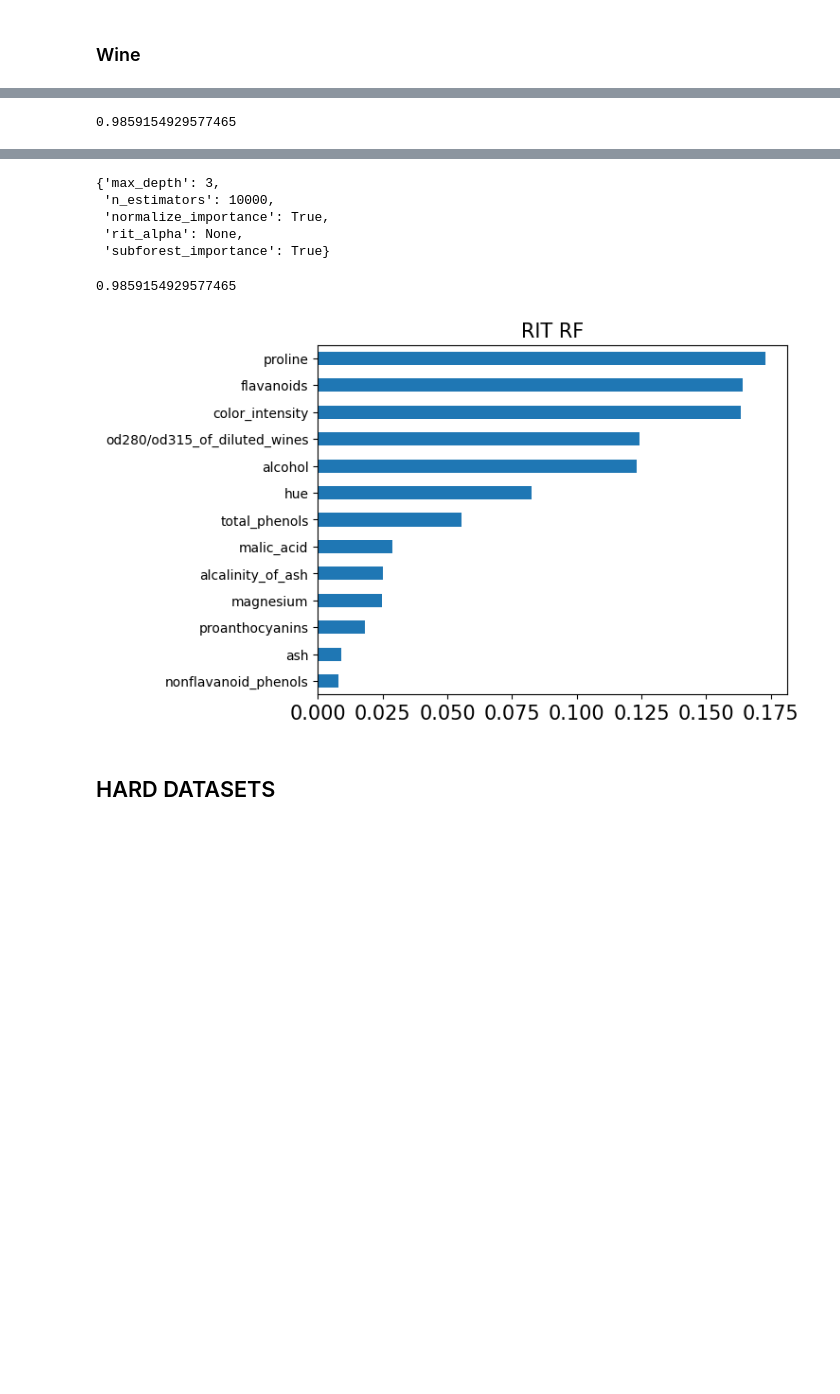
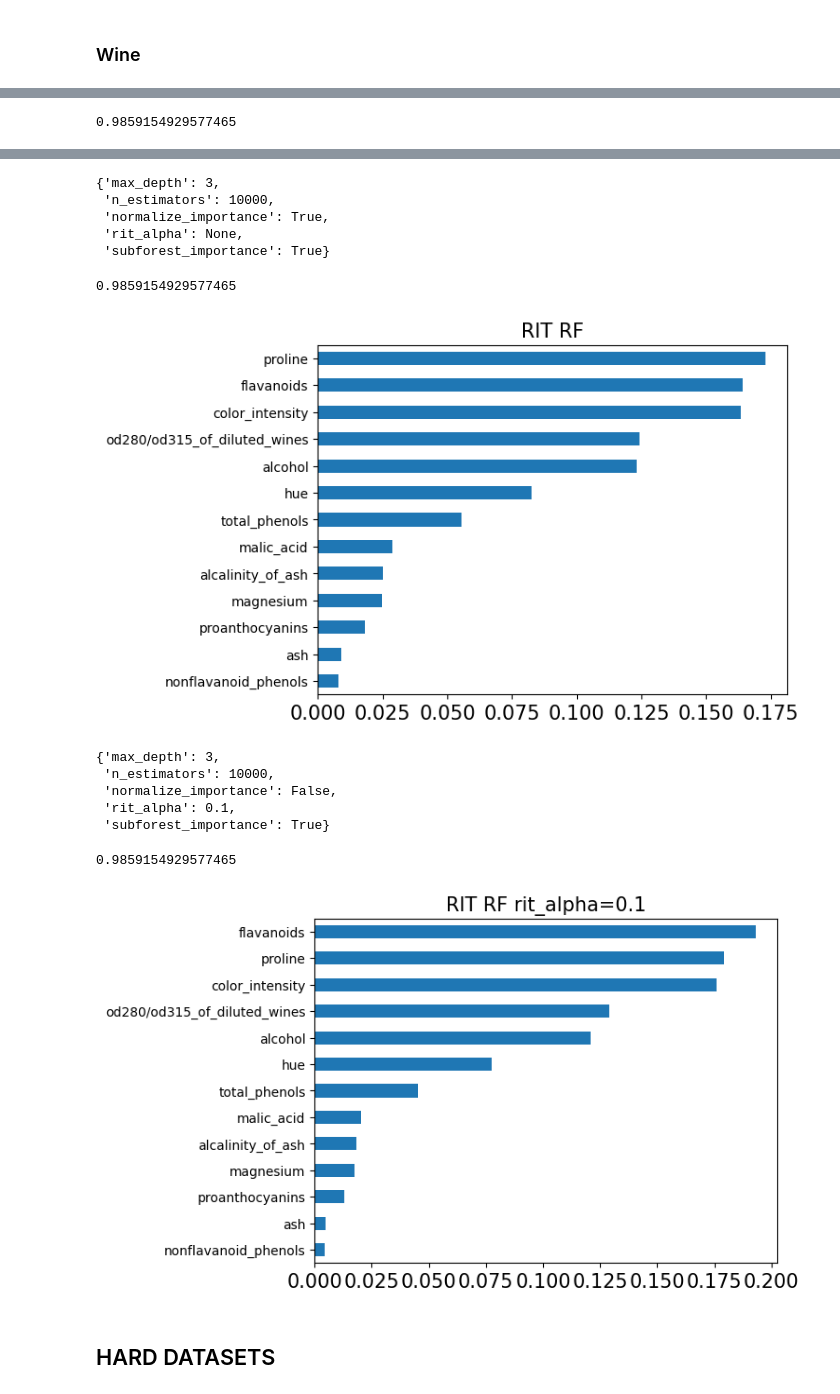
Before and after one commit to lange-am/all_feature_importance, a Jupyter notebook: examples/RandomForest_RIT.ipynb, the cells around one changed output, grey strips where cells are left out. Cells and saved outputs as stored; diff of their text form; code cells hidden in the pictures; blank space fills up the shorter version.

```diff
--- a/examples/RandomForest_RIT.ipynb
+++ b/examples/RandomForest_RIT.ipynb
@@ -593,33 +596,70 @@ plt.figure()
 pd.Series(rf.feature_importances_, index=X.columns).sort_values(ascending=True).plot(kind='barh')
 xtl = plt.gca().get_xticklabels()
 plt.gca().set_xticklabels(xtl, fontsize=15)
 plt.gca().set_title('RIT RF', fontsize=15)
 plt.show()
+
+#RIT RF rit_alpha=0.1
+params = {
+    'max_depth': [3], 'n_estimators': [10000],
+    'rit_alpha': [0.1],
+    'subforest_importance': [True],
+    'normalize_importance': [False]
+}
+n_params = math.prod([len(v) for k, v in params.items()])
+clf = GridSearchCV(MyRandomForestClassifier(max_features='sqrt',
+                                            random_state=0,
+                                            max_leaf_nodes=2**max(params['max_depth']),
+                                            bootstrap=True,
+                                            oob_score=score_func,
+                                            n_jobs=max(n_cpu//n_params, 1)),
+                   params,
+                   scoring = lambda est, X, y: est.oob_score_,
+                   cv=[(np.arange(X.shape[0]), np.arange(0))],
+                   n_jobs=min(n_params, n_cpu))
+clf.fit(X, y)
+rf = clf.best_estimator_
+display(clf.best_params_, clf.best_score_, #rf.oob_score_,
+#         list(zip(clf.cv_results_['params'], clf.cv_results_['mean_test_score']))
+       )
+plt.figure()
+pd.Series(rf.feature_importances_, index=X.columns).sort_values(ascending=True).plot(kind='barh')
+xtl = plt.gca().get_xticklabels()
+plt.gca().set_xticklabels(xtl, fontsize=15)
+plt.gca().set_title('RIT RF rit_alpha=0.1', fontsize=15)
+plt.show()
 # %% [output]
 |  | alcohol | malic_acid | ash | alcalinity_of_ash | magnesium | total_phenols | flavanoids | ... |
 | alcohol | 1.000000 | 0.094397 | 0.211545 | -0.310235 | 0.270798 | 0.289101 | 0.236815 | ... |
 | malic_acid | 0.094397 | 1.000000 | 0.164045 | 0.288500 | -0.054575 | -0.335167 | -0.411007 | ... |
 | ash | 0.211545 | 0.164045 | 1.000000 | 0.443367 | 0.286587 | 0.128980 | 0.115077 | ... |
 | alcalinity_of_ash | -0.310235 | 0.288500 | 0.443367 | 1.000000 | -0.083333 | -0.321113 | -0.351370 | ... |
 | magnesium | 0.270798 | -0.054575 | 0.286587 | -0.083333 | 1.000000 | 0.214401 | 0.195784 | ... |
 | total_phenols | 0.289101 | -0.335167 | 0.128980 | -0.321113 | 0.214401 | 1.000000 | 0.864564 | ... |
 | flavanoids | 0.236815 | -0.411007 | 0.115077 | -0.351370 | 0.195784 | 0.864564 | 1.000000 | ... |
 | nonflavanoid_phenols | -0.155929 | 0.292977 | 0.186230 | 0.361922 | -0.256294 | -0.449935 | -0.537900 | ... |
 | proanthocyanins | 0.136698 | -0.220746 | 0.009652 | -0.197327 | 0.236441 | 0.612413 | 0.652692 | ... |
 | color_intensity | 0.546364 | 0.248985 | 0.258887 | 0.018732 | 0.199950 | -0.055136 | -0.172379 | ... |
 | hue | -0.071747 | -0.561296 | -0.074667 | -0.273955 | 0.055398 | 0.433681 | 0.543479 | ... |
 | od280/od315_of_diluted_wines | 0.072343 | -0.368710 | 0.003911 | -0.276769 | 0.066004 | 0.699949 | 0.787194 | ... |
 | proline | 0.643720 | -0.192011 | 0.223626 | -0.440597 | 0.393351 | 0.498115 | 0.494193 | ... |
 {'max_depth': 3, 'n_estimators': 10000}
 0.9859154929577465
 [figure]
 {'max_depth': 3,
  'n_estimators': 10000,
  'normalize_importance': True,
  'rit_alpha': None,
  'subforest_importance': True}
 0.9859154929577465
 [figure]
+{'max_depth': 3,
+ 'n_estimators': 10000,
+ 'normalize_importance': False,
+ 'rit_alpha': 0.1,
+ 'subforest_importance': True}
+0.9859154929577465
+[figure, added]
 # %% [markdown]
 ## HARD DATASETS
 # %% [markdown]
```
Also changed, not shown: parts of 6 cells of this notebook, 4 other files.
